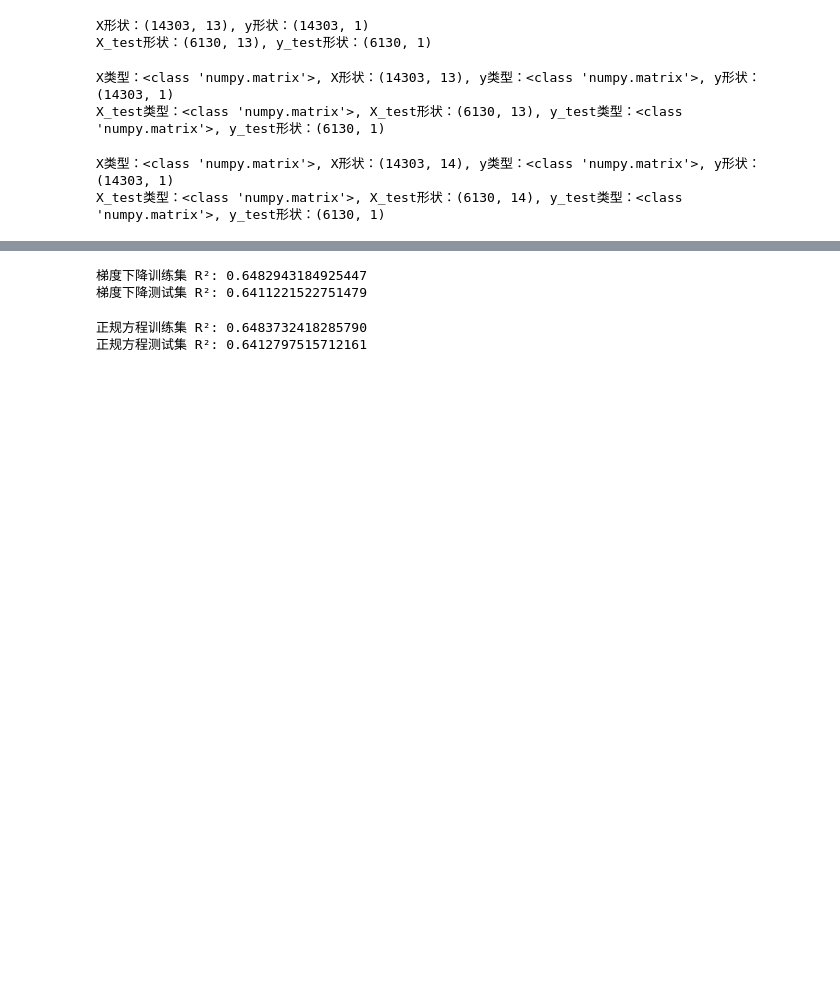
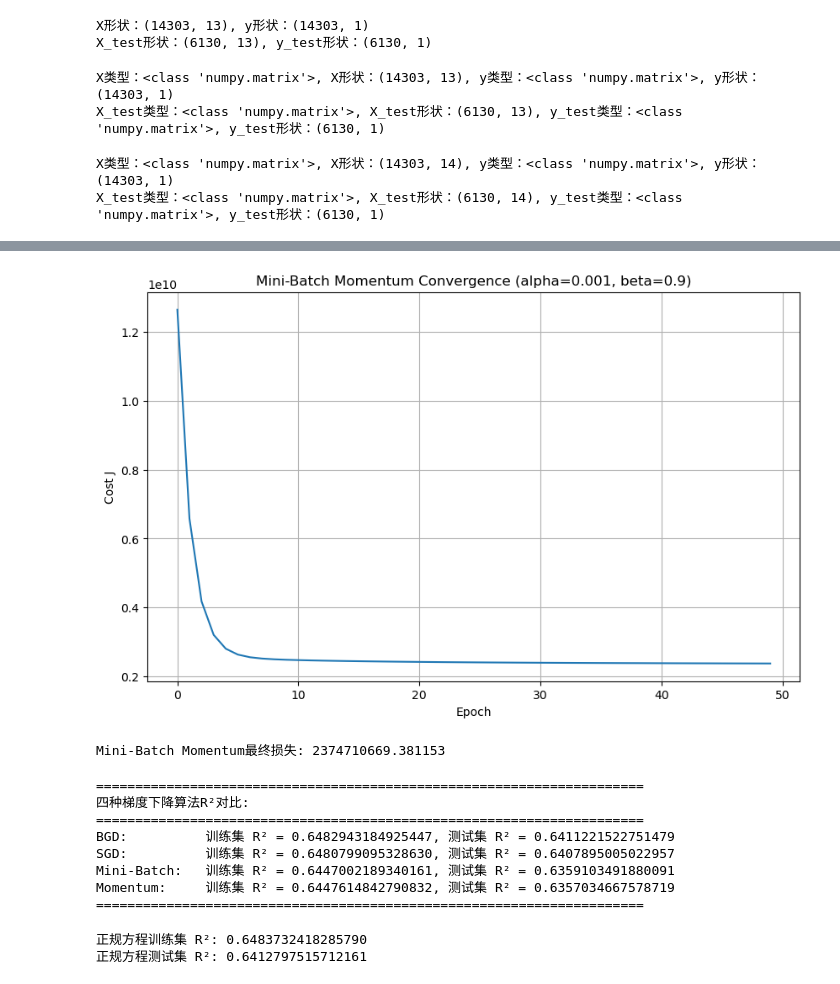
Before and after one commit to cche0214/Machine-Learning-and-Optimization, a Jupyter notebook: Ex1.ipynb, the cells around one changed output, grey strips where cells are left out. Drawn from its saved outputs; the diff is of its cells as text; code cells hidden in the pictures; blank space fills up the shorter version.

```diff
--- a/Ex1.ipynb
+++ b/Ex1.ipynb
@@ -356,3 +544,19 @@ plt.show()
+# %%
+# 可视化Mini-Batch Momentum训练过程
+import matplotlib.pyplot as plt
+
+plt.figure(figsize=(10, 6))
+plt.plot(J_history_momentum)
+plt.xlabel('Epoch')
+plt.ylabel('Cost J')
+plt.title(f'Mini-Batch Momentum Convergence (alpha={alpha_momentum}, beta={beta})')
+plt.grid(True)
+plt.show()
+
+print(f"Mini-Batch Momentum最终损失: {J_history_momentum[-1]:.6f}")
+# %% [output]
+[figure, added]
+Mini-Batch Momentum最终损失: 2374710669.381153
 # %%
 # 训练之后，也就是得到了学习出的参数θ，接下来用R^2决定系数来平均模型的好坏
 # 决定系数为1，表示完美预测，为0表示和直接猜均值一样差，小于0表示比猜均值还差
@@ -373,9 +588,22 @@ r2_test = r2_score(X_test_scaled, y_test, theta)
 # %%
-print(f"梯度下降训练集 R²: {r2_train:.16f}")
-print(f"梯度下降测试集 R²: {r2_test:.16f}")
+# 打印四种算法的R²对比
+print("=" * 70)
+print("四种梯度下降算法R²对比:")
+print("=" * 70)
+print(f"BGD:          训练集 R² = {r2_train_bgd:.16f}, 测试集 R² = {r2_test_bgd:.16f}")
+print(f"SGD:          训练集 R² = {r2_train_sgd:.16f}, 测试集 R² = {r2_test_sgd:.16f}")
+print(f"Mini-Batch:   训练集 R² = {r2_train_mbgd:.16f}, 测试集 R² = {r2_test_mbgd:.16f}")
+print(f"Momentum:     训练集 R² = {r2_train_momentum:.16f}, 测试集 R² = {r2_test_momentum:.16f}")
+print("=" * 70)
 # %% [output]
-梯度下降训练集 R²: 0.6482943184925447
-梯度下降测试集 R²: 0.6411221522751479
+======================================================================
+四种梯度下降算法R²对比:
+======================================================================
+BGD:          训练集 R² = 0.6482943184925447, 测试集 R² = 0.6411221522751479
+SGD:          训练集 R² = 0.6480799095328630, 测试集 R² = 0.6407895005022957
+Mini-Batch:   训练集 R² = 0.6447002189340161, 测试集 R² = 0.6359103491880091
+Momentum:     训练集 R² = 0.6447614842790832, 测试集 R² = 0.6357034667578719
+======================================================================
 # %%
 # 梯度下降需要训练多轮，从而不断更新得到参数θ，我们可以用正规方程直接得到θ
 # 公式：theta = (X^T X)^(-1) * X^T * y
```
Also changed, not shown: parts of 9 cells of this notebook.
